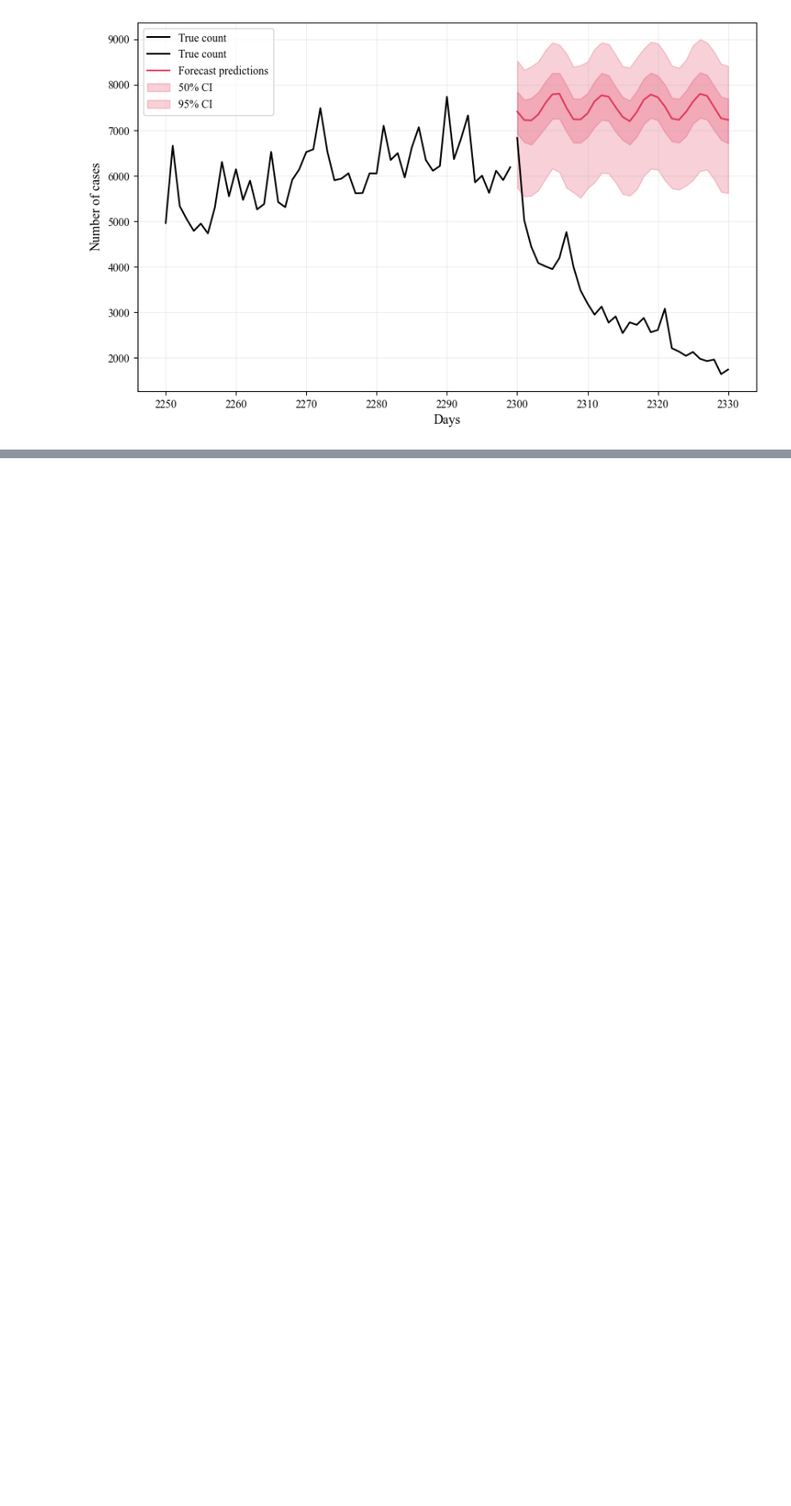
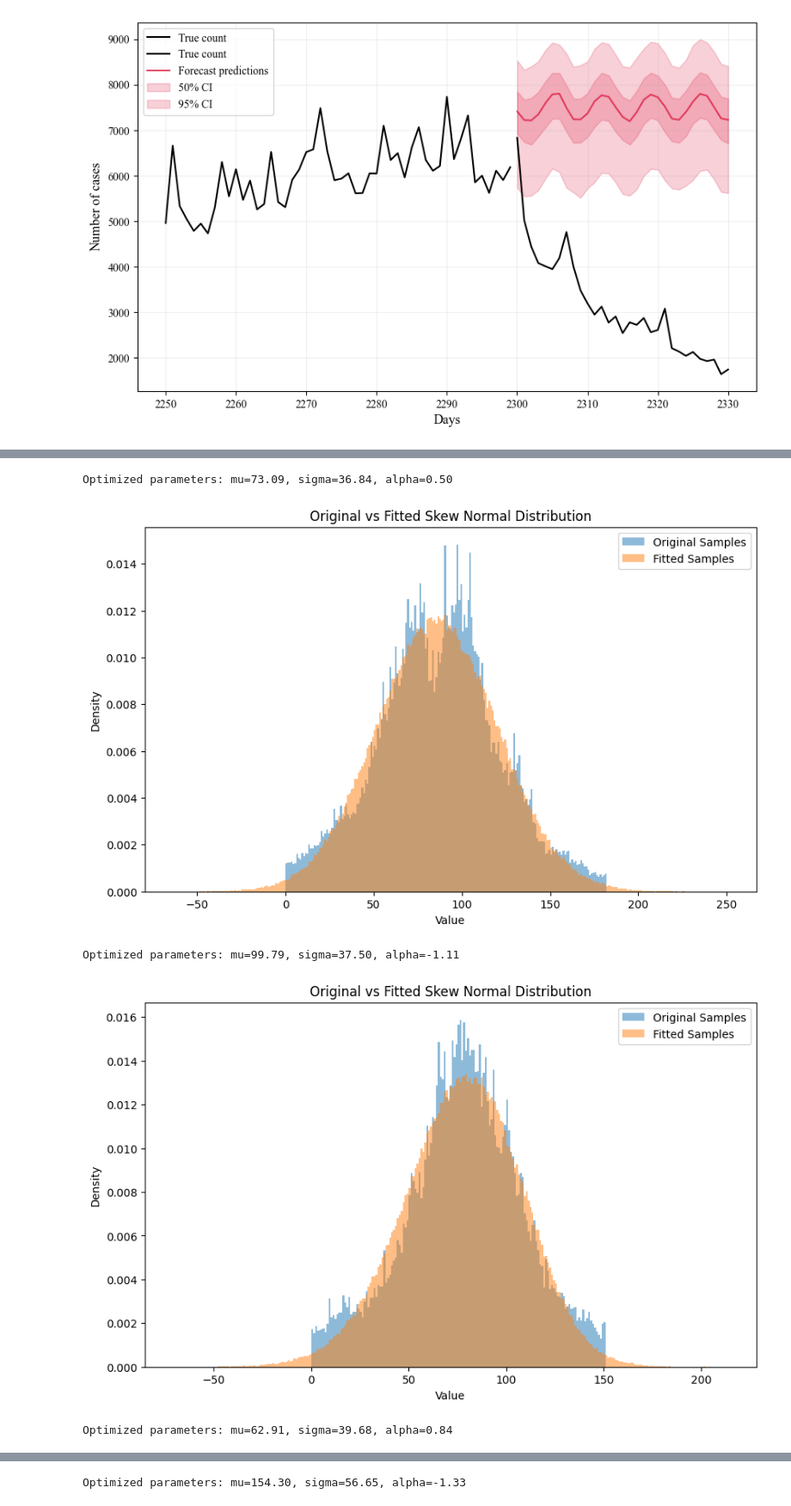
Before and after one commit to silaskoemen/ForecastPNN, a Jupyter notebook: exploration/train_model.ipynb, the cells around one changed output, grey strips where cells are left out. Shown at 86% size. Saved outputs shown, nothing was run; the diff lists cells and outputs as text; code cells hidden in the pictures; blank space fills up the shorter version.

```diff
--- a/exploration/train_model.ipynb
+++ b/exploration/train_model.ipynb
@@ -417,0 +483,38 @@ plot_confints_forecast(dataset=dl, model=forecast_pnn, idx=2300, steps=31, steps
+# %%
+from scipy.stats import skewnorm
+def print_true_outbreak_vs_fitted_values(samples, alpha, mu, sigma, density=True):
+    num_samples = len(samples)
+    samples_opt = skewnorm.rvs(alpha, mu, sigma, size=num_samples, random_state=42)
+
+    # Create integer bins that cover both datasets
+    min_val = int(min(min(samples), min(samples_opt)))
+    max_val = int(np.ceil(max(max(samples), max(samples_opt))))
+    bins = np.arange(min_val, max_val + 1)
+
+    plt.figure(figsize=(10, 6))
+    plt.hist(samples, bins=bins, alpha=0.5, label='Original Samples', density=density)
+    plt.hist(samples_opt, bins=bins, alpha=0.5, label='Fitted Samples', density=density)
+    plt.legend(loc='upper right')
+    plt.xlabel('Value')
+    plt.ylabel('Density')
+    plt.title('Original vs Fitted Skew Normal Distribution')
+    plt.show()
+# %%
+import scipy
+from tqdm import tqdm
+from scipy.stats import skewnorm
+
+for dr in bounds:
+    samples = daily_df.loc[dr, "count"].values
+    # Create array of repeated indices based on count values
+    samples_array = np.repeat(np.arange(len(samples)), samples)
+    mu, sigma, alpha = em_algorithm_skewnormal(samples_array, n_tries=10)
+    #mu, sigma, alpha = em_algorithm_skewnormal(samples, n_tries=10)
+    print(f"Optimized parameters: mu={mu:.2f}, sigma={sigma:.2f}, alpha={alpha:.2f}")
+    print_true_outbreak_vs_fitted_values(samples_array, alpha, mu, sigma)
+# %% [output]
+Optimized parameters: mu=73.09, sigma=36.84, alpha=0.50
+[figure, added]
+Optimized parameters: mu=99.79, sigma=37.50, alpha=-1.11
+[figure, added]
+Optimized parameters: mu=62.91, sigma=39.68, alpha=0.84
@@ -417,0 +522 @@ plot_confints_forecast(dataset=dl, model=forecast_pnn, idx=2300, steps=31, steps
+Optimized parameters: mu=154.30, sigma=56.65, alpha=-1.33
```
Also changed, not shown: parts of 12 cells of this notebook, 1 other file.
